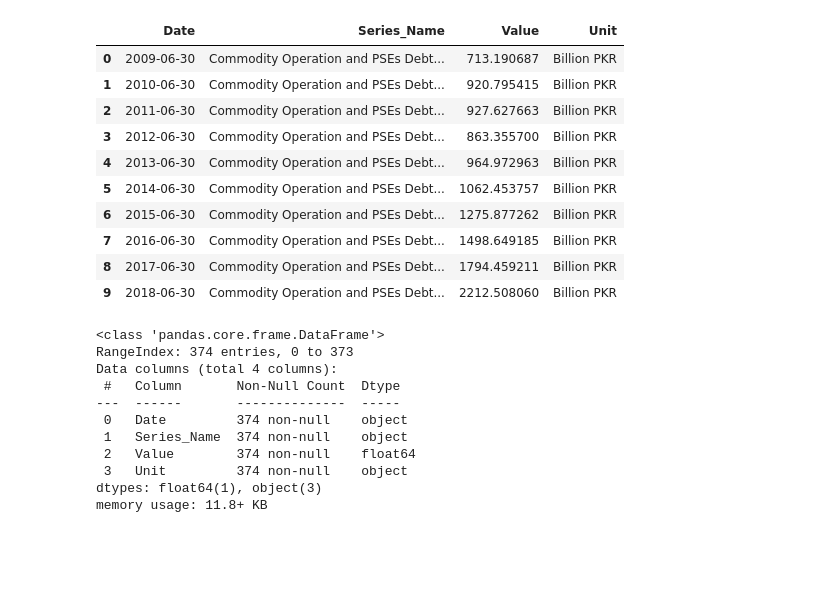
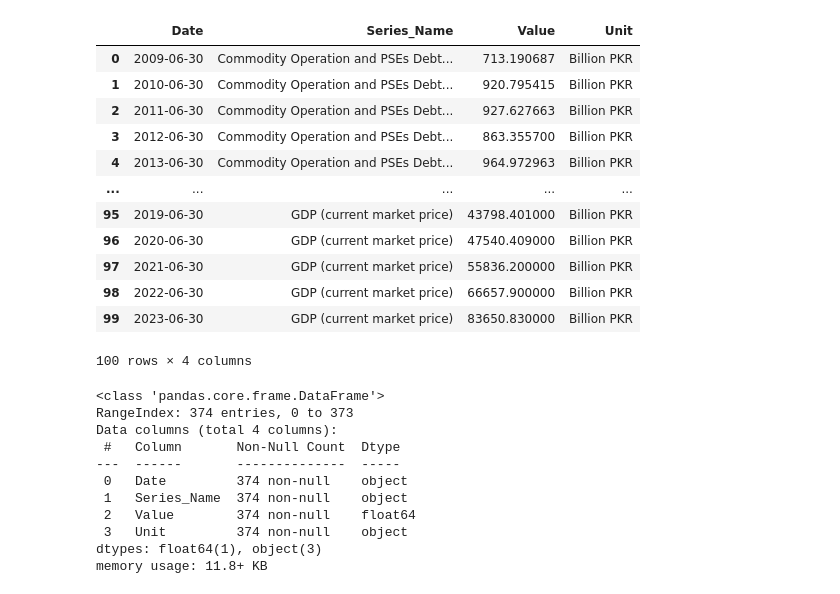
Before and after one commit to muhammadehtishamhashim/pak-data-twin, a Jupyter notebook: notebooks/Debt_and_Liabilities.ipynb, the cells around one changed output. Cells and saved outputs as stored; diff of their text form; code cells hidden in the pictures; blank space fills up the shorter version.

```diff
--- a/notebooks/Debt_and_Liabilities.ipynb
+++ b/notebooks/Debt_and_Liabilities.ipynb
@@ -13,18 +8,20 @@ To enable the following instructions: AVX2 FMA, in other operations, rebuild Ten
 # %%
-dataset= pd.read_csv('../datasets_cleaned/Economy/Pakistan_Debt_and_Liabilities.csv')
-dataset.head(10)
+dataset= pd.read_csv('/content/drive/MyDrive/pak-twin-data/Economy/Pakistan_Debt_and_Liabilities.csv')
+dataset.head(100)
 # %% [output]
 |  | Date | Series_Name | Value | Unit |
 | 0 | 2009-06-30 | Commodity Operation and PSEs Debt... | 713.190687 | Billion PKR |
 | 1 | 2010-06-30 | Commodity Operation and PSEs Debt... | 920.795415 | Billion PKR |
 | 2 | 2011-06-30 | Commodity Operation and PSEs Debt... | 927.627663 | Billion PKR |
 | 3 | 2012-06-30 | Commodity Operation and PSEs Debt... | 863.355700 | Billion PKR |
 | 4 | 2013-06-30 | Commodity Operation and PSEs Debt... | 964.972963 | Billion PKR |
-| 5 | 2014-06-30 | Commodity Operation and PSEs Debt... | 1062.453757 | Billion PKR |
-| 6 | 2015-06-30 | Commodity Operation and PSEs Debt... | 1275.877262 | Billion PKR |
-| 7 | 2016-06-30 | Commodity Operation and PSEs Debt... | 1498.649185 | Billion PKR |
-| 8 | 2017-06-30 | Commodity Operation and PSEs Debt... | 1794.459211 | Billion PKR |
-| 9 | 2018-06-30 | Commodity Operation and PSEs Debt... | 2212.508060 | Billion PKR |
+| ... | ... | ... | ... | ... |
+| 95 | 2019-06-30 | GDP (current market price) | 43798.401000 | Billion PKR |
+| 96 | 2020-06-30 | GDP (current market price) | 47540.409000 | Billion PKR |
+| 97 | 2021-06-30 | GDP (current market price) | 55836.200000 | Billion PKR |
+| 98 | 2022-06-30 | GDP (current market price) | 66657.900000 | Billion PKR |
+| 99 | 2023-06-30 | GDP (current market price) | 83650.830000 | Billion PKR |
+100 rows × 4 columns
 # %%
 dataset.info()
 # %% [output]
```
Also changed, not shown: parts of 7 cells of this notebook, 14 other files.
